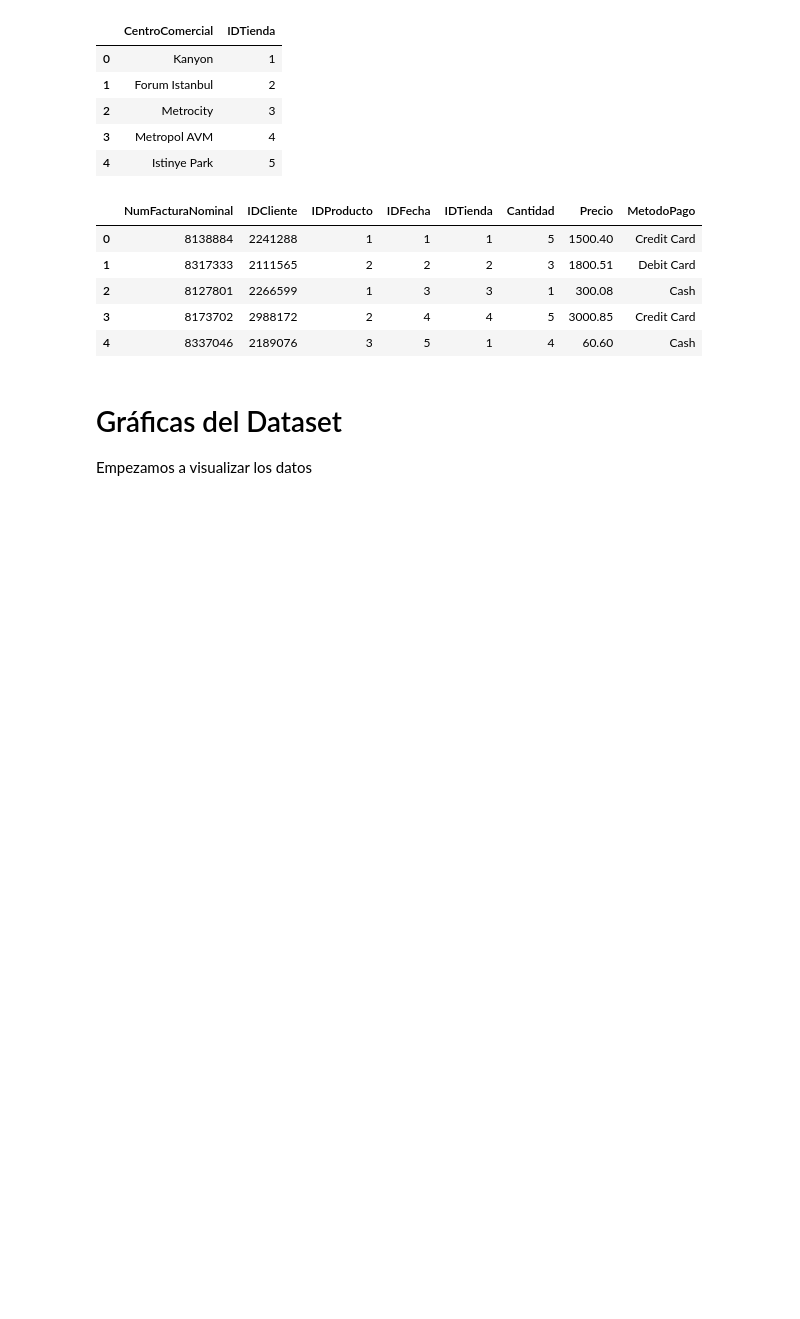
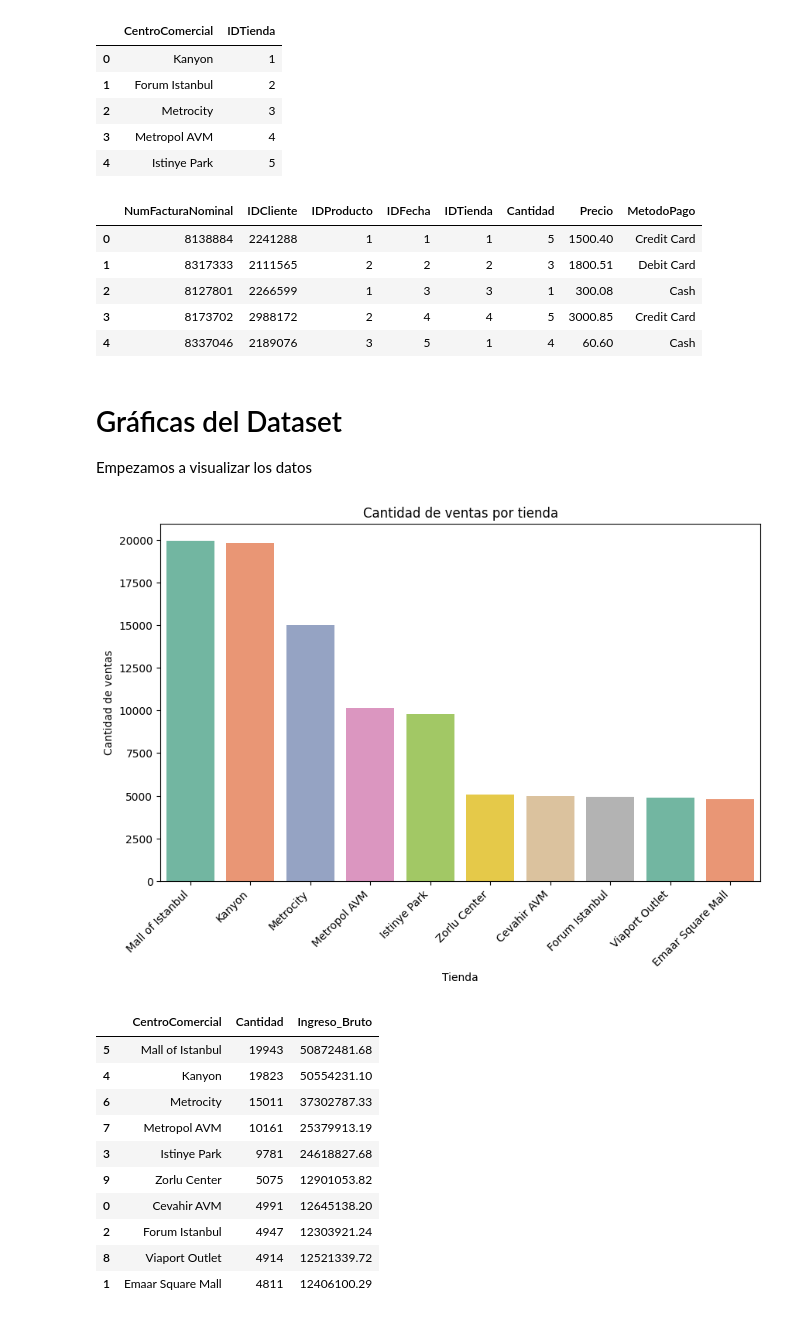
Before and after one commit to juancursed/ProyectoCienciaDatos, a Jupyter notebook: proyecto.ipynb, the cells around one changed output. Drawn from its saved outputs; the diff is of its cells as text; code cells hidden in the pictures; blank space fills up the shorter version.

```diff
--- a/proyecto.ipynb
+++ b/proyecto.ipynb
@@ -133,3 +133,36 @@ Ventas.head()
 # %% [markdown]
 # Gráficas del Dataset
 Empezamos a visualizar los datos
+# %%
+#----------------CANTIDAD DE VENTAS POR TIENDA----------------
+ventas_temp = Ventas.merge(DimTienda, left_on='IDTienda', right_on='IDTienda')
+ventasTienda = ventas_temp.groupby('CentroComercial').size().reset_index(name='Cantidad')
+ventas_temp['Ingreso_Bruto'] = ventas_temp['Cantidad'] * ventas_temp['Precio'] #DATAFRAME CON INGRESO BRUTO POR TIENDA
+ventasTienda["Ingreso_Bruto"] = ventas_temp.groupby('CentroComercial')['Ingreso_Bruto'].sum().values
+
+ventasTienda.sort_values('Cantidad', ascending=False, inplace=True)
+
+
+plt.figure(figsize=(10, 6))
+sns.barplot(x='CentroComercial', y= 'Cantidad', palette='Set2', data=ventasTienda, hue='CentroComercial')
+
+plt.title('Cantidad de ventas por tienda')
+plt.xlabel('Tienda')
+plt.ylabel('Cantidad de ventas')
+plt.xticks(rotation=45, ha='right')
+plt.show()
+
+ventasTienda
+# %% [output]
+[figure, added]
+|  | CentroComercial | Cantidad | Ingreso_Bruto |
+| 5 | Mall of Istanbul | 19943 | 50872481.68 |
+| 4 | Kanyon | 19823 | 50554231.10 |
+| 6 | Metrocity | 15011 | 37302787.33 |
+| 7 | Metropol AVM | 10161 | 25379913.19 |
+| 3 | Istinye Park | 9781 | 24618827.68 |
+| 9 | Zorlu Center | 5075 | 12901053.82 |
+| 0 | Cevahir AVM | 4991 | 12645138.20 |
+| 2 | Forum Istanbul | 4947 | 12303921.24 |
+| 8 | Viaport Outlet | 4914 | 12521339.72 |
+| 1 | Emaar Square Mall | 4811 | 12406100.29 |
```
Also changed, not shown: parts of 2 cells of this notebook.
